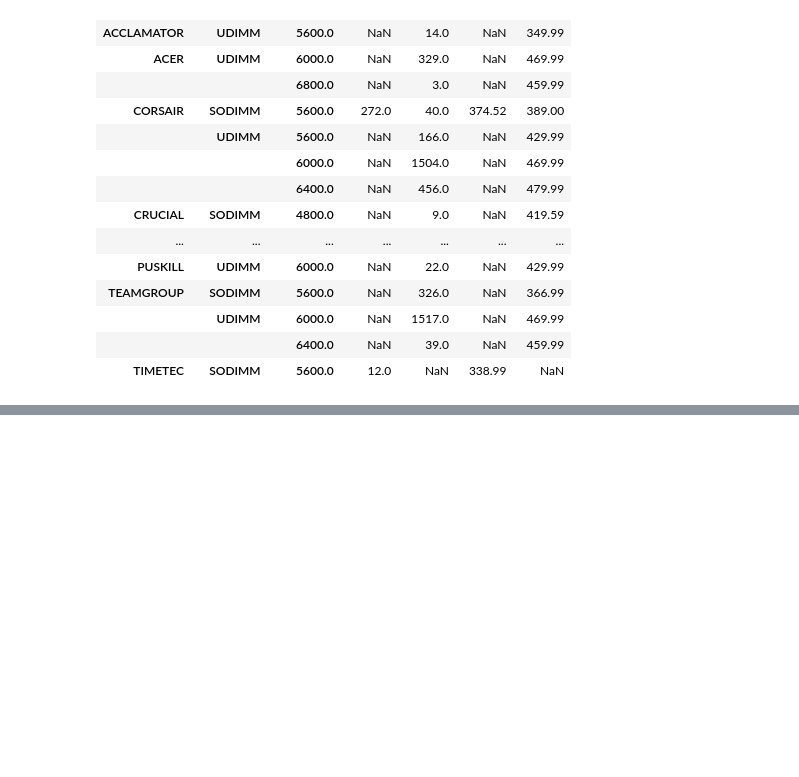
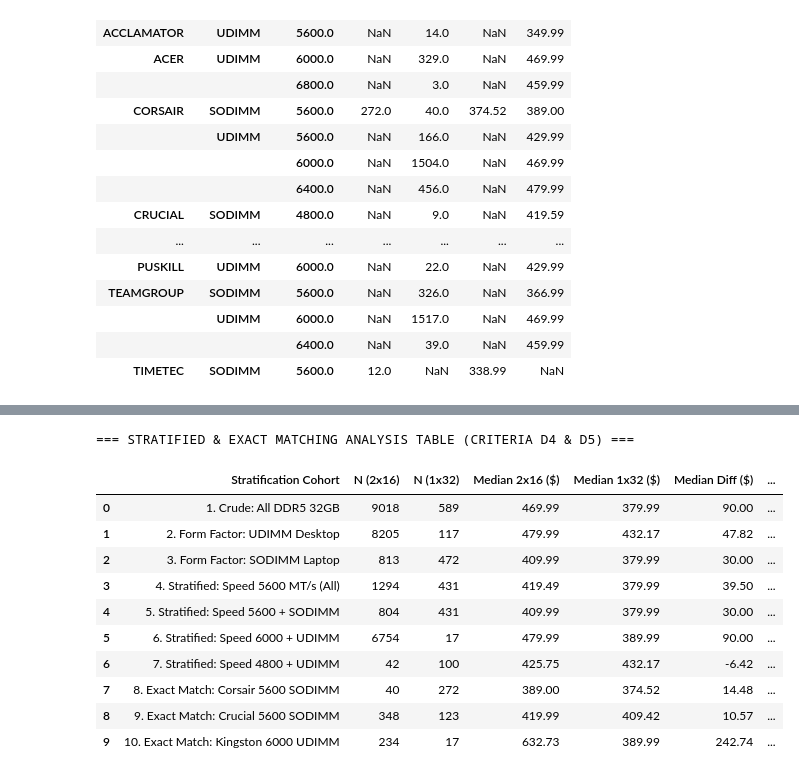
Before and after one commit to tri-trg/DDR5-and-NVMe-Prices-Analysis, a Jupyter notebook: notebooks/02_q5_kit_comparison_clean.ipynb, the cells around one changed output, grey strips where cells are left out. Cells and saved outputs as stored; diff of their text form; code cells hidden in the pictures; blank space fills up the shorter version.

```diff
--- a/notebooks/02_q5_kit_comparison.ipynb
+++ b/notebooks/02_q5_kit_comparison_clean.ipynb
@@ -376,0 +389,75 @@ Our exploratory data analysis reveals four foundational insights that govern the
+# %%
+from scipy import stats
+
+# Fix random seed for reproducible bootstrap resampling
+np.random.seed(42)
+
+def compute_bootstrap_stats(x, y, n_boot=5000):
+    """
+    Compute observed median difference: Med(x) - Med(y) [2x16GB - 1x32GB],
+    vectorized 95% bootstrap confidence interval, Mann-Whitney U test p-value,
+    and rank-biserial correlation effect size.
+    """
+    x = np.asarray(x, dtype=float)
+    y = np.asarray(y, dtype=float)
+    obs_diff = np.median(x) - np.median(y)
+
+    # Vectorized bootstrap resampling
+    boot_x = np.random.choice(x, size=(n_boot, len(x)), replace=True)
+    boot_y = np.random.choice(y, size=(n_boot, len(y)), replace=True)
+    boot_diffs = np.median(boot_x, axis=1) - np.median(boot_y, axis=1)
+
+    ci_low, ci_high = np.percentile(boot_diffs, [2.5, 97.5])
+    u_stat, p_val = stats.mannwhitneyu(x, y, alternative='two-sided')
+    # Rank-biserial correlation: r_rb = 1 - (2*U) / (n1 * n2)
+    r_rb = 1.0 - (2.0 * u_stat) / (len(x) * len(y))
+    return obs_diff, ci_low, ci_high, p_val, r_rb
+
+# Define 10 analytical scenarios spanning Crude, Stratified, and Exact-Matched cohorts
+scenarios = [
+    ("1. Crude: All DDR5 32GB", q5_df),
+    ("2. Form Factor: UDIMM Desktop", q5_df[q5_df["form_factor"] == "UDIMM"]),
+    ("3. Form Factor: SODIMM Laptop", q5_df[q5_df["form_factor"] == "SODIMM"]),
+    ("4. Stratified: Speed 5600 MT/s (All)", q5_df[q5_df["speed_mhz"] == 5600]),
+    ("5. Stratified: Speed 5600 + SODIMM", q5_df[(q5_df["speed_mhz"] == 5600) & (q5_df["form_factor"] == "SODIMM")]),
+    ("6. Stratified: Speed 6000 + UDIMM", q5_df[(q5_df["speed_mhz"] == 6000) & (q5_df["form_factor"] == "UDIMM")]),
+    ("7. Stratified: Speed 4800 + UDIMM", q5_df[(q5_df["speed_mhz"] == 4800) & (q5_df["form_factor"] == "UDIMM")]),
+    ("8. Exact Match: Corsair 5600 SODIMM", q5_df[(q5_df["brand"] == "CORSAIR") & (q5_df["speed_mhz"] == 5600) & (q5_df["form_factor"] == "SODIMM")]),
+    ("9. Exact Match: Crucial 5600 SODIMM", q5_df[(q5_df["brand"] == "CRUCIAL") & (q5_df["speed_mhz"] == 5600) & (q5_df["form_factor"] == "SODIMM")]),
+    ("10. Exact Match: Kingston 6000 UDIMM", q5_df[(q5_df["brand"] == "KINGSTON") & (q5_df["speed_mhz"] == 6000) & (q5_df["form_factor"] == "UDIMM")]),
+]
+
+strat_results = []
+for name, sub in scenarios:
+    x = sub[sub["kit_config"] == "2x16GB"]["price_amount"]
+    y = sub[sub["kit_config"] == "1x32GB"]["price_amount"]
+    diff, cil, cih, pval, r_rb = compute_bootstrap_stats(x, y, n_boot=5000)
+    strat_results.append({
+        "Stratification Cohort": name,
+        "N (2x16)": len(x),
+        "N (1x32)": len(y),
+        "Median 2x16 ($)": np.median(x),
+        "Median 1x32 ($)": np.median(y),
+        "Median Diff ($)": round(diff, 2),
+        "95% Bootstrap CI ($)": f"[{cil:+.2f}, {cih:+.2f}]",
+        "Diff ($/GB)": round(diff / 32.0, 4),
+        "Mann-Whitney p": f"{pval:.2e}" if pval >= 0.0001 else "< 0.0001",
+        "Rank-Biserial r": round(r_rb, 3)
+    })
+
+strat_results_df = pd.DataFrame(strat_results)
+print("=== STRATIFIED & EXACT MATCHING ANALYSIS TABLE (CRITERIA D4 & D5) ===")
+display(strat_results_df)
+# %% [output]
+=== STRATIFIED & EXACT MATCHING ANALYSIS TABLE (CRITERIA D4 & D5) ===
+|  | Stratification Cohort | N (2x16) | N (1x32) | Median 2x16 ($) | Median 1x32 ($) | Median Diff ($) | ... |
+| 0 | 1. Crude: All DDR5 32GB | 9018 | 589 | 469.99 | 379.99 | 90.00 | ... |
+| 1 | 2. Form Factor: UDIMM Desktop | 8205 | 117 | 479.99 | 432.17 | 47.82 | ... |
+| 2 | 3. Form Factor: SODIMM Laptop | 813 | 472 | 409.99 | 379.99 | 30.00 | ... |
+| 3 | 4. Stratified: Speed 5600 MT/s (All) | 1294 | 431 | 419.49 | 379.99 | 39.50 | ... |
+| 4 | 5. Stratified: Speed 5600 + SODIMM | 804 | 431 | 409.99 | 379.99 | 30.00 | ... |
+| 5 | 6. Stratified: Speed 6000 + UDIMM | 6754 | 17 | 479.99 | 389.99 | 90.00 | ... |
+| 6 | 7. Stratified: Speed 4800 + UDIMM | 42 | 100 | 425.75 | 432.17 | -6.42 | ... |
+| 7 | 8. Exact Match: Corsair 5600 SODIMM | 40 | 272 | 389.00 | 374.52 | 14.48 | ... |
+| 8 | 9. Exact Match: Crucial 5600 SODIMM | 348 | 123 | 419.99 | 409.42 | 10.57 | ... |
+| 9 | 10. Exact Match: Kingston 6000 UDIMM | 234 | 17 | 632.73 | 389.99 | 242.74 | ... |
```
Also changed, not shown: parts of 14 cells of this notebook, 1 other file.
